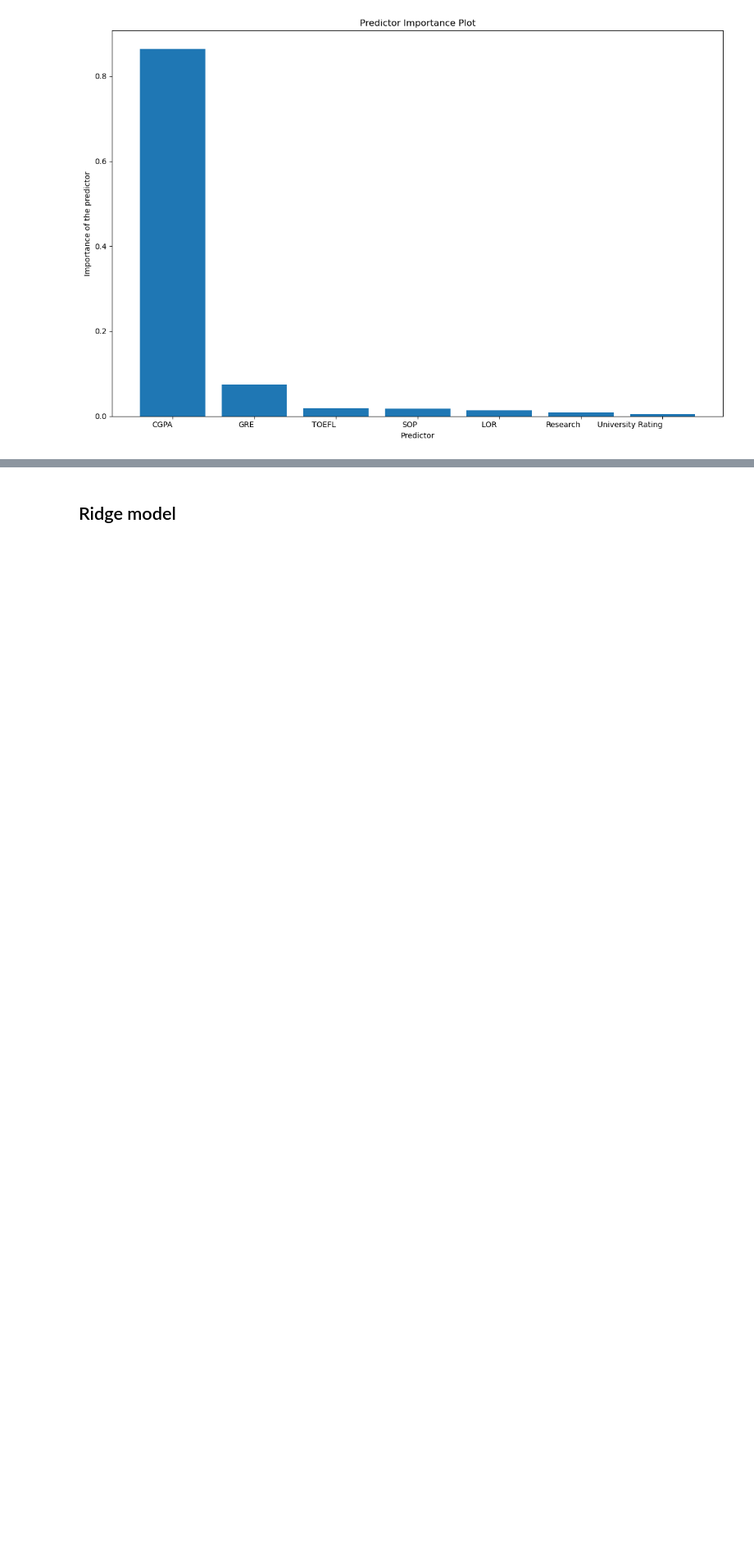
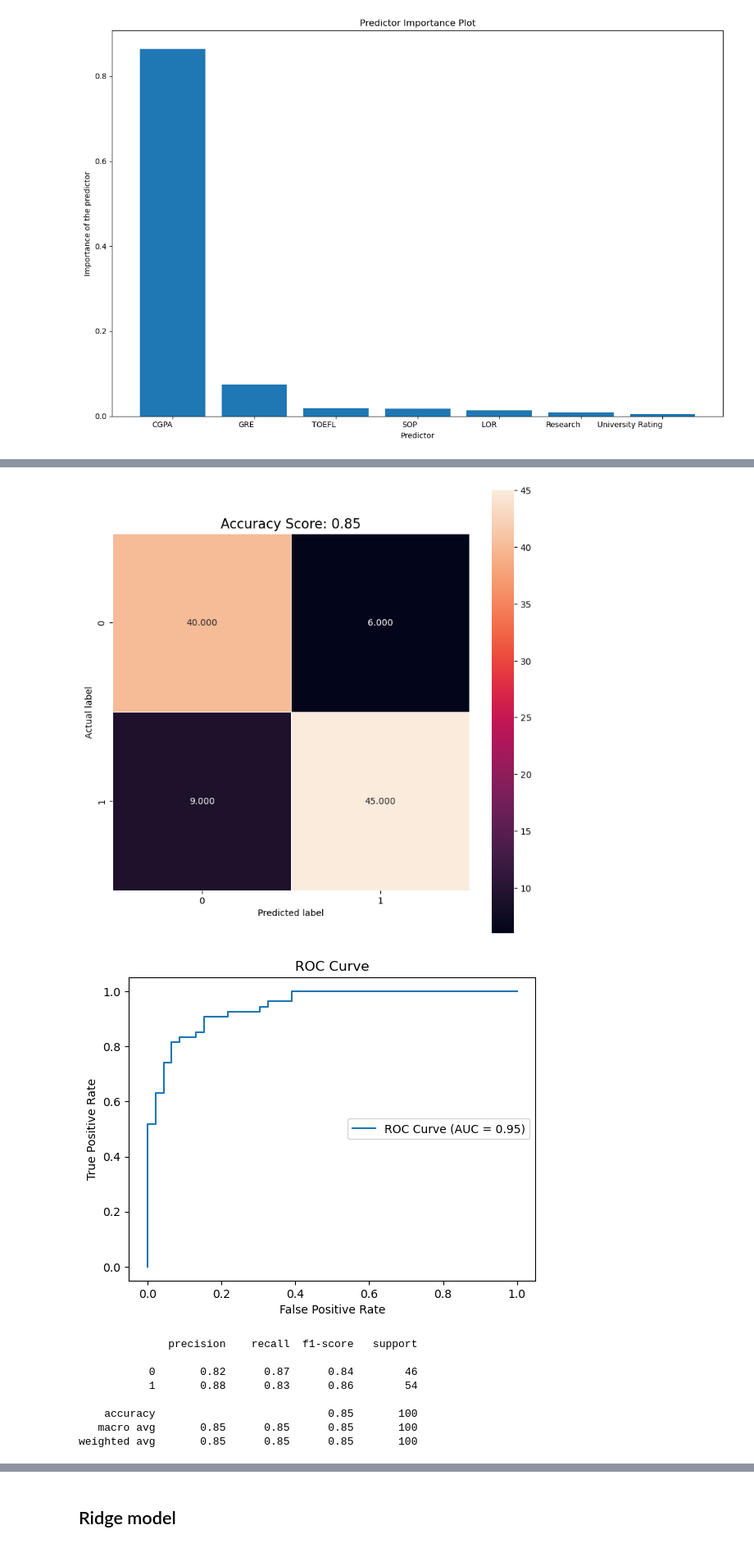
Before and after one commit to anly512/5300-project-group-26, a Jupyter notebook: code.ipynb, the cells around one changed output, grey strips where cells are left out. Shown at 82% size. Drawn from its saved outputs; the diff is of its cells as text; code cells hidden in the pictures; blank space fills up the shorter version.

```diff
--- a/code.ipynb
+++ b/code.ipynb
@@ -250,0 +441,16 @@ The R-squared score and the mean squared error of this model are:
+# %%
+param = {'C': 4, 'kernel': 'linear','degree': 5}
+model = Classifier(param)
+model.fit(X_train, y_train, 'svm')
+model.tune(X_train, y_train, X_test, y_test, 'svm')
+# %% [output]
+[figure, added]
+[figure, added]
+              precision    recall  f1-score   support
+
+           0       0.82      0.87      0.84        46
+           1       0.88      0.83      0.86        54
+
+    accuracy                           0.85       100
+   macro avg       0.85      0.85      0.85       100
+weighted avg       0.85      0.85      0.85       100
```
Also changed, not shown: parts of 16 cells of this notebook.
